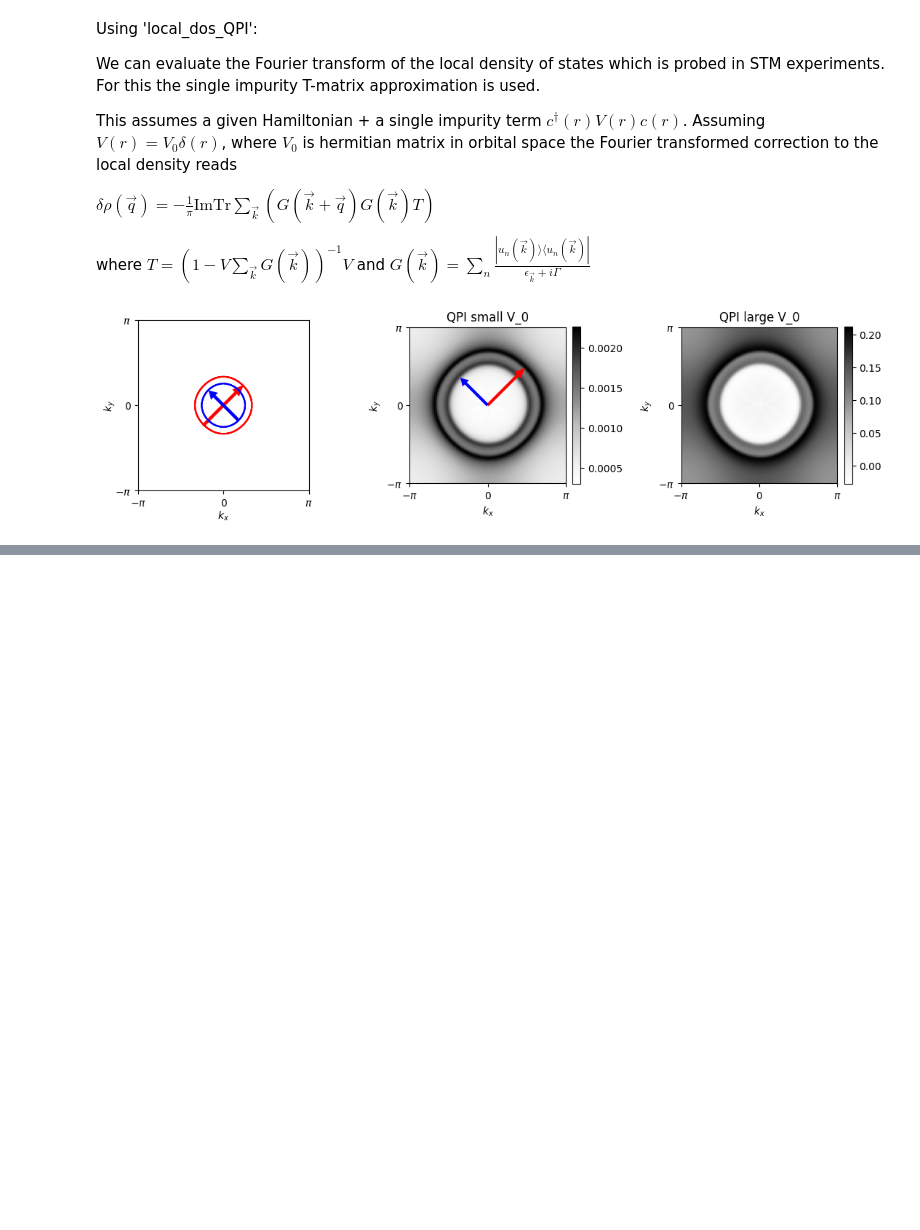
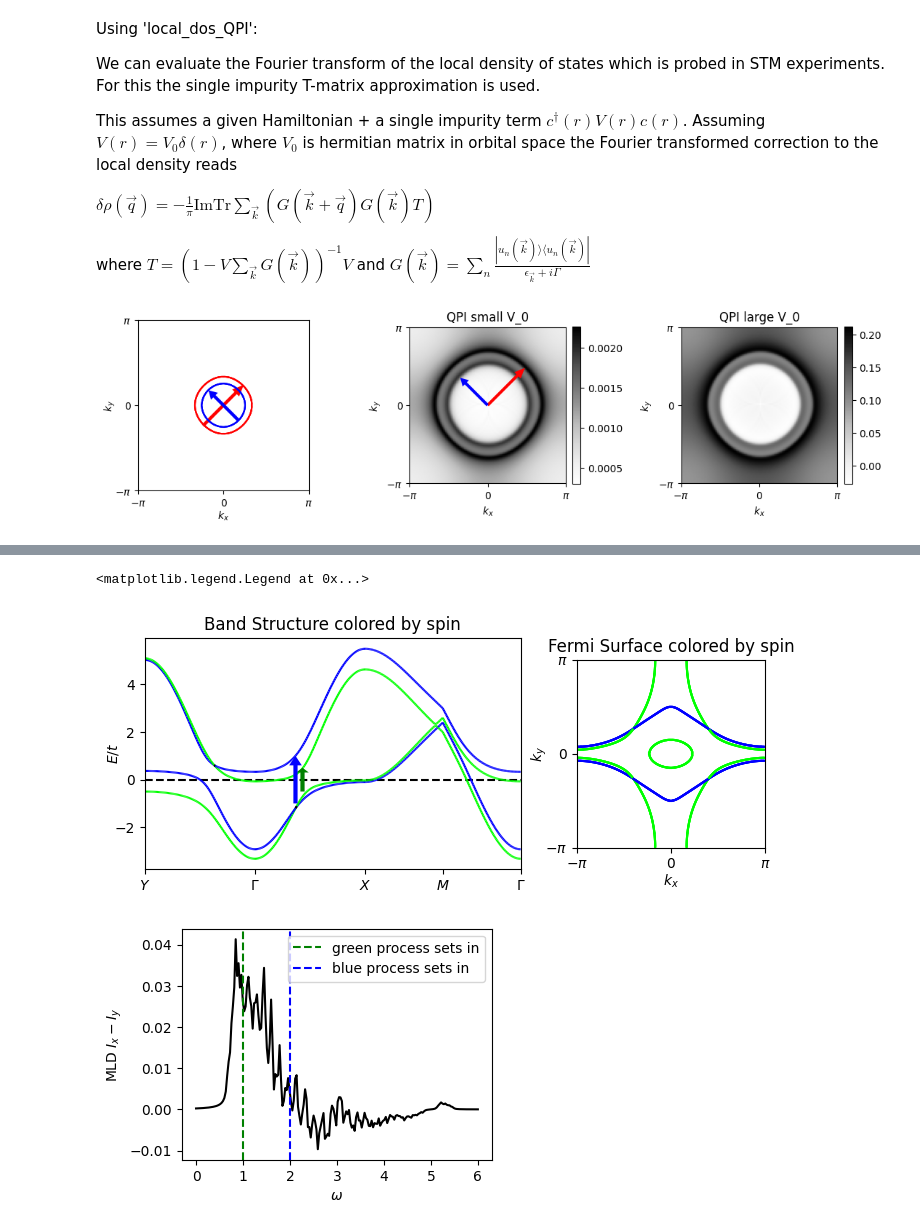
Before and after one commit to valeeb/blochK, a Jupyter notebook: tutorial.ipynb, the cells around one changed output, grey strips where cells are left out. Cells and saved outputs as stored; diff of their text form; code cells hidden in the pictures; blank space fills up the shorter version.

```diff
--- a/tutorial.ipynb
+++ b/tutorial.ipynb
@@ -248,0 +262,34 @@ plt.tight_layout()
+# %%
+#for this we use a slighly different Hamiltonian, with 2 bands per spin.
+import blochK.hamiltonian_testing as hamiltonian_testing
+H_wild = Hamiltonian2D(hamiltonian_testing.H_2o_AM_fct,
+                       param=dict(t1=1.5,t2=0.5,mu=-2.5,t12=0.4,m_F=0.2,m_AF=0.3),
+                       basis_states=['x,up','y,up','x,down','y,down'],
+                       basis=['spin','orbital'])
+H_wild.add_operator('spin', np.array([1,1,-1,-1]))
+
+fig,axs = plt.subplots(1,2,gridspec_kw={'width_ratios': [2,1]},figsize=(8,3))
+path = ['Y','\Gamma','X','M','\Gamma']
+axs[0].set_title('Band Structure colored by spin')
+axs[1].set_title('Fermi Surface colored by spin')
+plot_bandstruc(axs[0], H_wild, N_samples=100, labels_points_path=path, coloring_operator=H_wild.operator.spin)
+plot_FS(axs[1], H_wild, coloring_operator=H_wild.operator.spin)
+axs[0].add_patch(matplotlib.patches.Arrow(4.5,-0.5,0,1,facecolor='g',width=0.6,zorder=10))
+axs[0].add_patch(matplotlib.patches.Arrow(4.3,-1,0,2,facecolor='b',width=0.6,zorder=10))
+
+
+#compute magnetic linear dichroism which if Matrix elements are unisotropic
+omegas = np.linspace(0,6,200)
+intensity = observable.magnetic_linear_dichroism(H_wild, omegas) #shape = (n_omegas)
+
+fig,ax = plt.subplots(1,1,figsize=(4,3))
+ax.plot(omegas,intensity,'k')
+ax.set_xlabel(r'$\omega$')
+ax.set_ylabel('MLD $I_x - I_y$')
+ax.axvline(1,color='g',ls='--',label=r'green process sets in')
+ax.axvline(2,color='b',ls='--',label=r'blue process sets in')
+ax.legend()
+# %% [output]
+<matplotlib.legend.Legend at 0x...>
+[figure, added]
+[figure, added]
```
Also changed, not shown: parts of 6 cells of this notebook, 7 other files.
